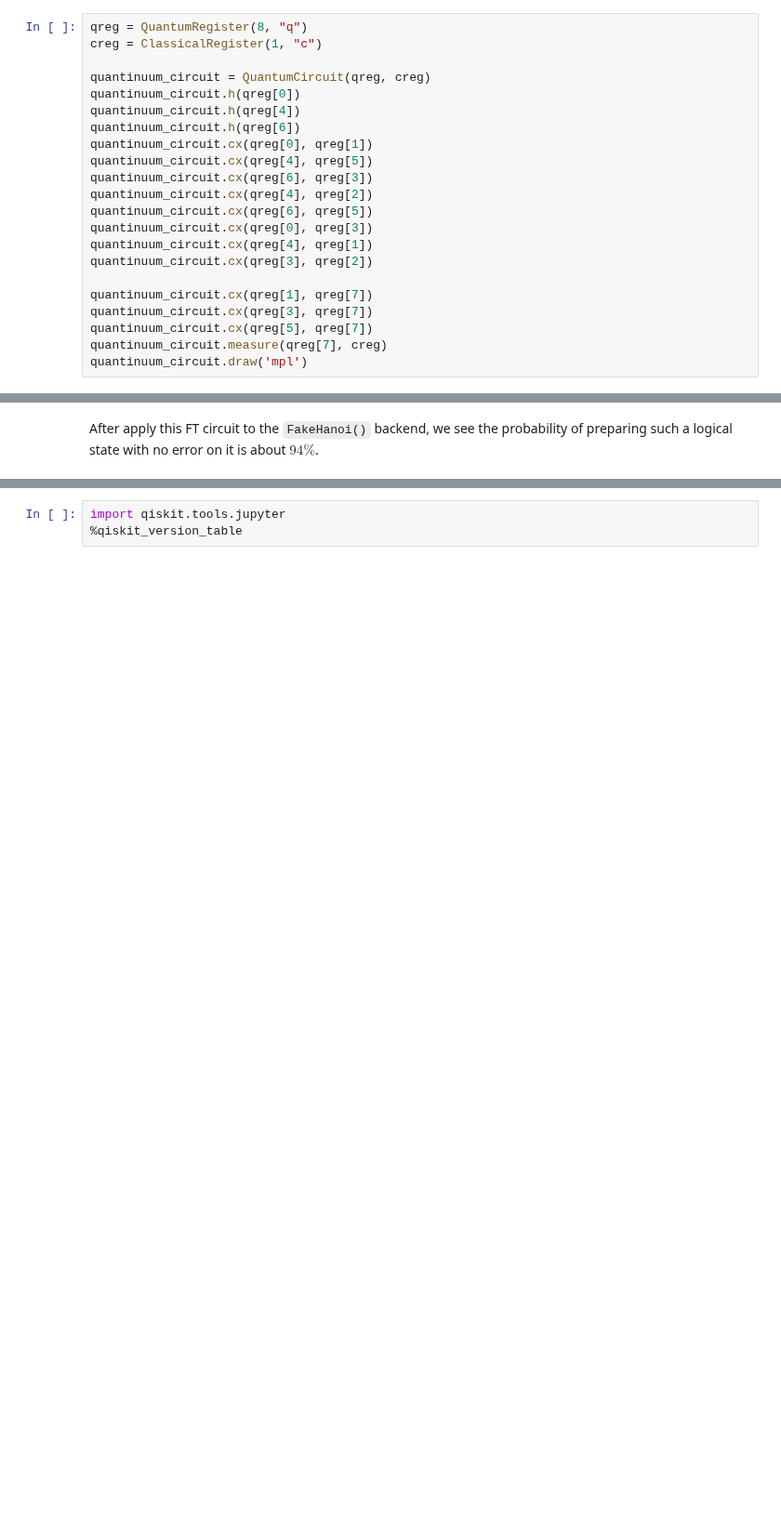
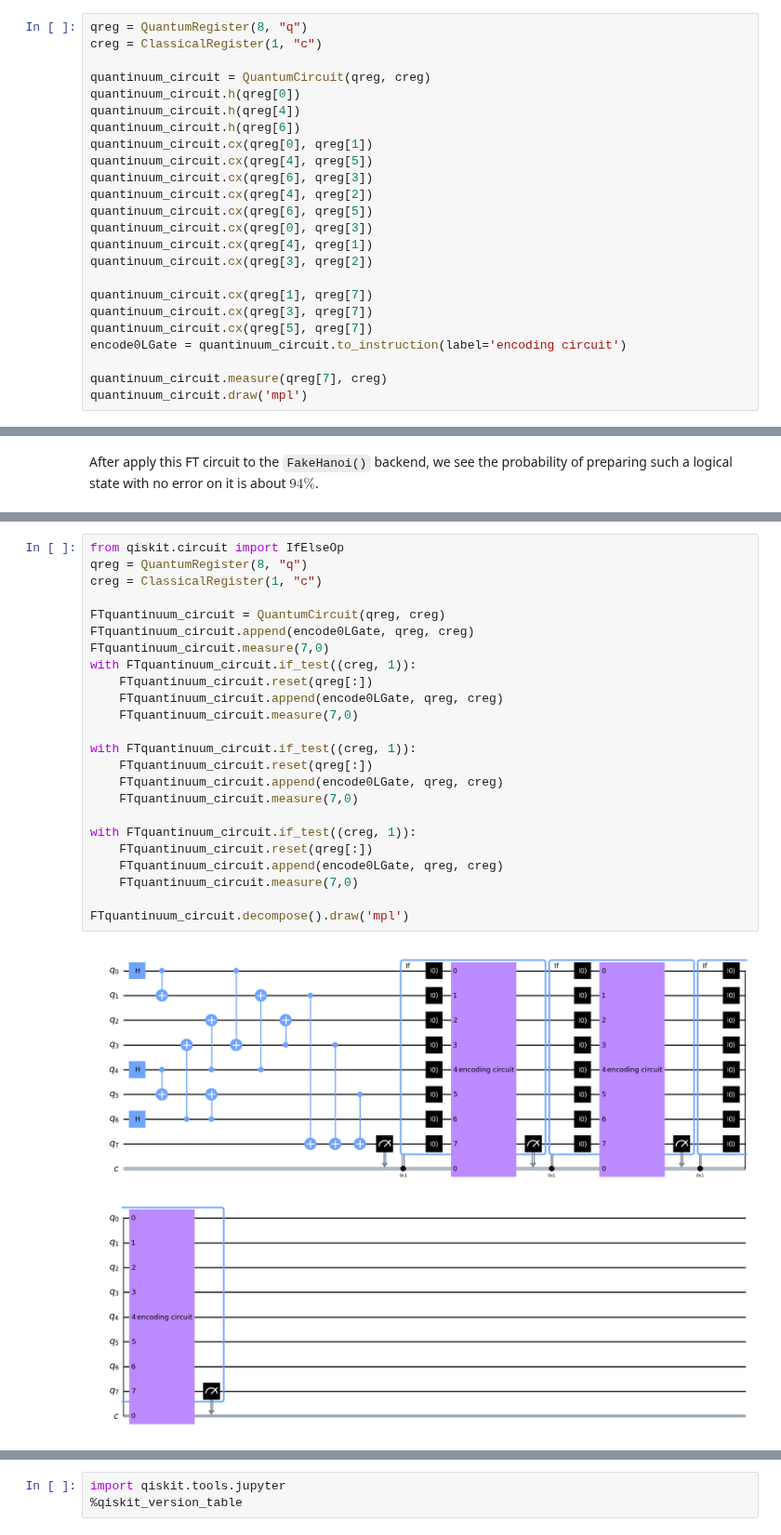
Before and after one commit to GT-Quantum-Computing-Association/LogicalQ, a Jupyter notebook: SteaneCode-Encoding.ipynb, the cells around one changed output, grey strips where cells are left out. Shown at 93% size. Cells and saved outputs as stored; diff of their text form; blank space fills up the shorter version.

Commit message:
Add conditional logic for FT SPAM circuit

```diff
--- a/SteaneCode-Encoding.ipynb
+++ b/SteaneCode-Encoding.ipynb
@@ -154,6 +154,8 @@ quantinuum_circuit.cx(qreg[3], qreg[2])
 quantinuum_circuit.cx(qreg[1], qreg[7])
 quantinuum_circuit.cx(qreg[3], qreg[7])
 quantinuum_circuit.cx(qreg[5], qreg[7])
+encode0LGate = quantinuum_circuit.to_instruction(label='encoding circuit')
+
 quantinuum_circuit.measure(qreg[7], creg)
 quantinuum_circuit.draw('mpl')
 # %% [output]
@@ -205,0 +210,26 @@ After apply this FT circuit to the `FakeHanoi()` backend, we see the probability
+# %%
+from qiskit.circuit import IfElseOp
+qreg = QuantumRegister(8, "q")
+creg = ClassicalRegister(1, "c")
+
+FTquantinuum_circuit = QuantumCircuit(qreg, creg)
+FTquantinuum_circuit.append(encode0LGate, qreg, creg)
+FTquantinuum_circuit.measure(7,0)
+with FTquantinuum_circuit.if_test((creg, 1)):
+    FTquantinuum_circuit.reset(qreg[:])
+    FTquantinuum_circuit.append(encode0LGate, qreg, creg)
+    FTquantinuum_circuit.measure(7,0)
+
+with FTquantinuum_circuit.if_test((creg, 1)):
+    FTquantinuum_circuit.reset(qreg[:])
+    FTquantinuum_circuit.append(encode0LGate, qreg, creg)
+    FTquantinuum_circuit.measure(7,0)
+
+with FTquantinuum_circuit.if_test((creg, 1)):
+    FTquantinuum_circuit.reset(qreg[:])
+    FTquantinuum_circuit.append(encode0LGate, qreg, creg)
+    FTquantinuum_circuit.measure(7,0)
+
+FTquantinuum_circuit.decompose().draw('mpl')
+# %% [output]
+[figure, added]
```
Also changed, not shown: parts of 6 cells of this notebook, 1 other file.
